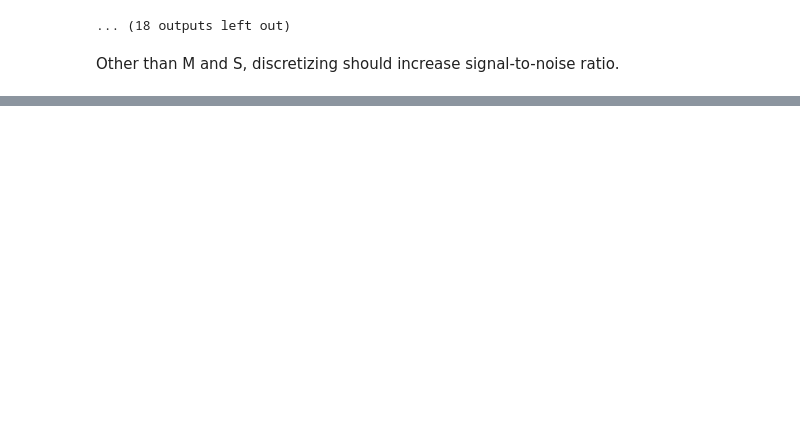
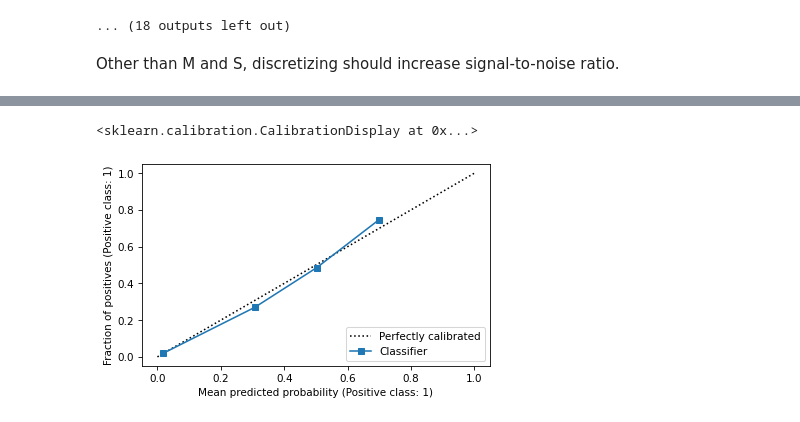
Before and after one commit to YigitAsik/ecom-data, a Jupyter notebook: order-cancellation_preds.ipynb, the cells around one changed output, grey strips where cells are left out. Saved outputs shown, nothing was run; the diff lists cells and outputs as text; code cells hidden in the pictures; blank space fills up the shorter version.

```diff
--- a/order-cancellation_preds.ipynb
+++ b/order-cancellation_preds.ipynb
@@ -724,0 +673,5 @@ PR_AUC: 0.769
+# %%
+CalibrationDisplay.from_predictions(y_test, stacked_pred_probas)
+# %% [output]
+<sklearn.calibration.CalibrationDisplay at 0x...>
+[figure, added]
```
Also changed, not shown: parts of 41 cells of this notebook.
